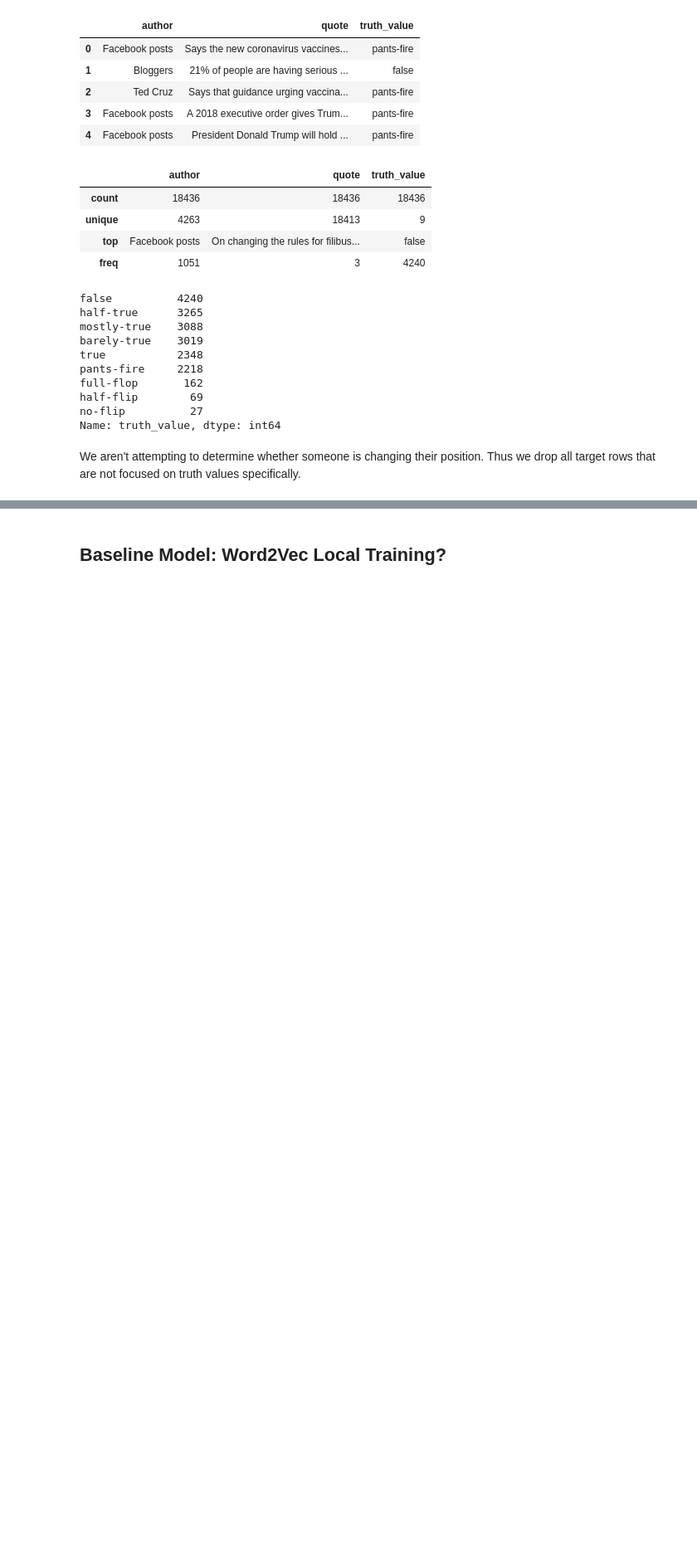
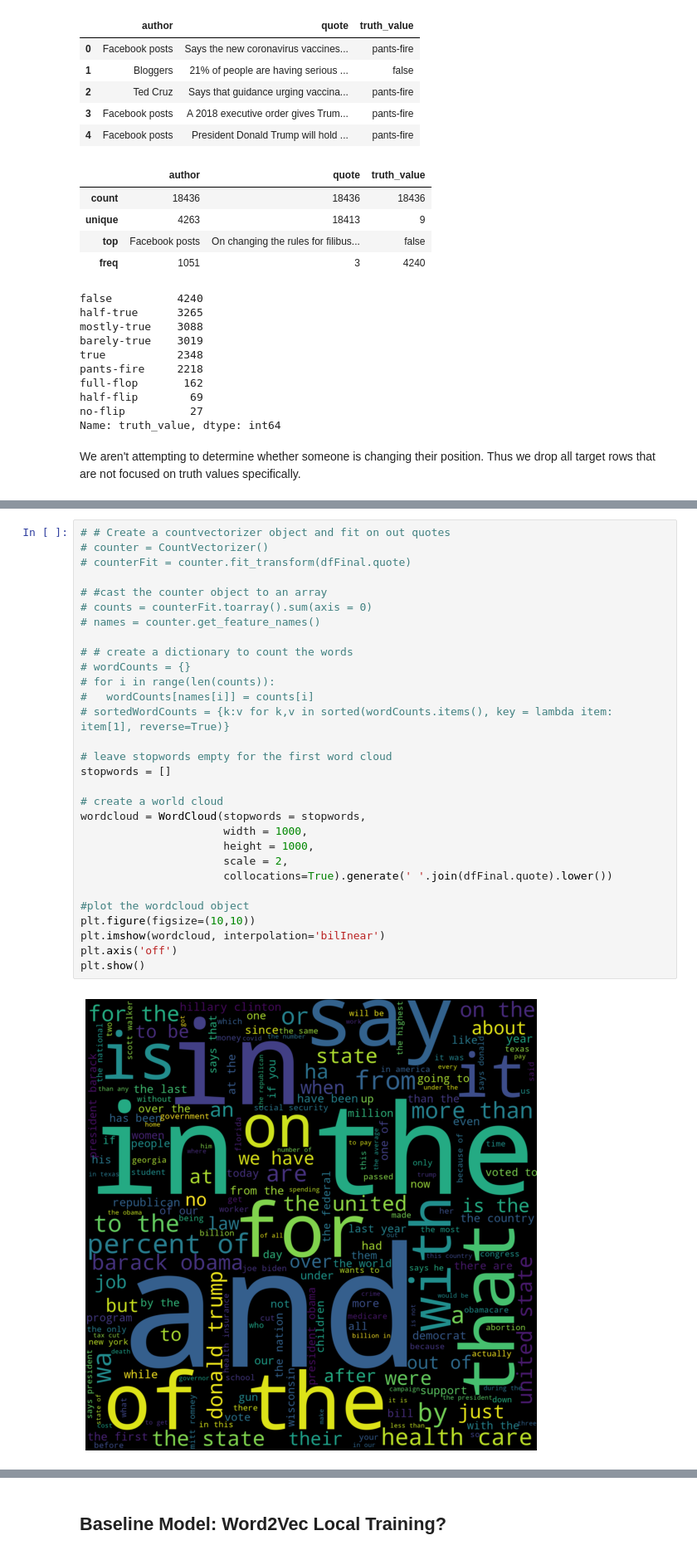
Before and after one commit to minthammock-development/cap-stone, a Jupyter notebook: capstone_notebook.ipynb, the cells around one changed output, grey strips where cells are left out. Shown at 83% size. Drawn from its saved outputs; the diff is of its cells as text; blank space fills up the shorter version.

```diff
--- a/capstone_notebook.ipynb
+++ b/capstone_notebook.ipynb
@@ -297,0 +355,32 @@ model.evaluate(X_test, y_test_OH)
+# %%
+# # Create a countvectorizer object and fit on out quotes
+# counter = CountVectorizer()
+# counterFit = counter.fit_transform(dfFinal.quote)
+
+# #cast the counter object to an array
+# counts = counterFit.toarray().sum(axis = 0)
+# names = counter.get_feature_names()
+
+# # create a dictionary to count the words
+# wordCounts = {}
+# for i in range(len(counts)):
+#   wordCounts[names[i]] = counts[i]
+# sortedWordCounts = {k:v for k,v in sorted(wordCounts.items(), key = lambda item: item[1], reverse=True)}
+
+# leave stopwords empty for the first word cloud
+stopwords = []
+
+# create a world cloud
+wordcloud = WordCloud(stopwords = stopwords,
+                      width = 1000,
+                      height = 1000,
+                      scale = 2,
+                      collocations=True).generate(' '.join(dfFinal.quote).lower())
+
+#plot the wordcloud object
+plt.figure(figsize=(10,10))
+plt.imshow(wordcloud, interpolation='bilInear')
+plt.axis('off')
+plt.show()
+# %% [output]
+[figure, added]
```
Also changed, not shown: parts of 100 cells of this notebook.
